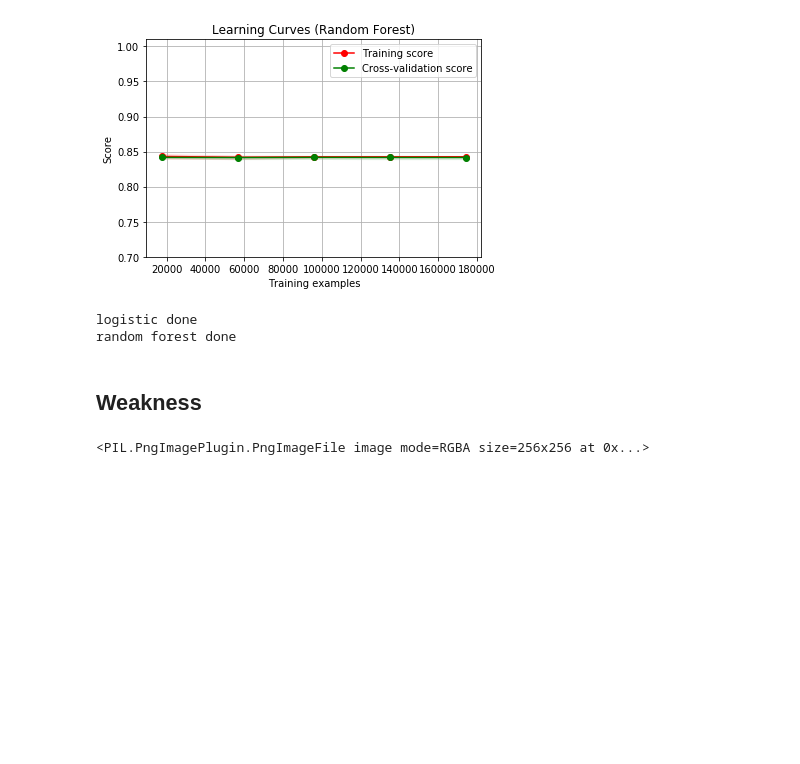
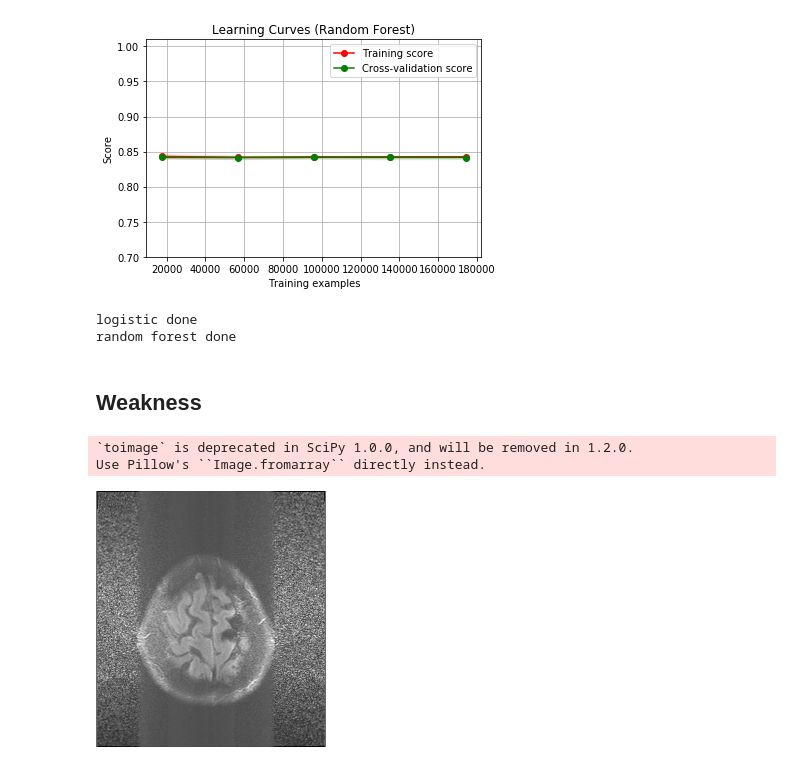
Before and after one commit to KeplerC/MRI-Skull-Stripping, a Jupyter notebook: Experimental codes.ipynb, the cells around one changed output. Cells and saved outputs as stored; diff of their text form; code cells hidden in the pictures; blank space fills up the shorter version.

```diff
--- a/Experimental codes.ipynb
+++ b/Experimental codes.ipynb
@@ -275,9 +275,14 @@ logistic done
 random forest done
 # %% [markdown]
 ## Weakness
-# %%
-from PIL import Image
-i = Image.open("./stripped_image./origin_0.png")
-print(i)
-# %% [output]
-<PIL.PngImagePlugin.PngImageFile image mode=RGBA size=256x256 at 0x...>
+# %%
+#a regular image file should look like this
+from scipy.misc import toimage
+train_file = "./data/6008.dcm"
+input_file = pydicom.read_file(train_file)
+image = preprocessing.scale(input_file.pixel_array)
+toimage(image)
+# %% [output]
+`toimage` is deprecated in SciPy 1.0.0, and will be removed in 1.2.0.
+Use Pillow's ``Image.fromarray`` directly instead.
+[figure, added]
```
Also changed, not shown: parts of 3 cells of this notebook, 11 other files.
